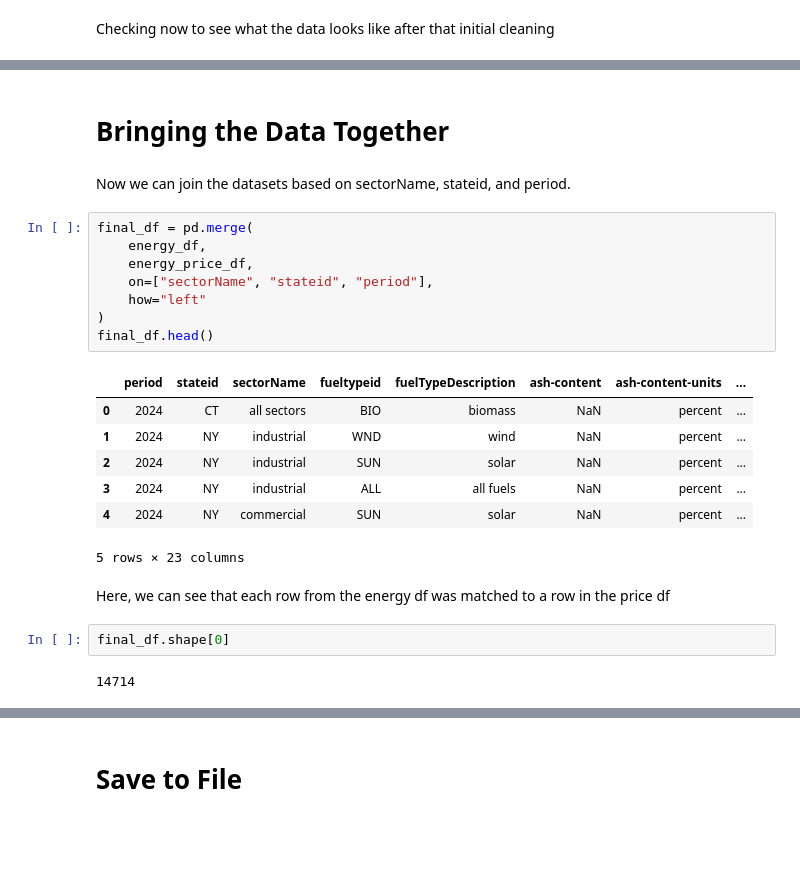
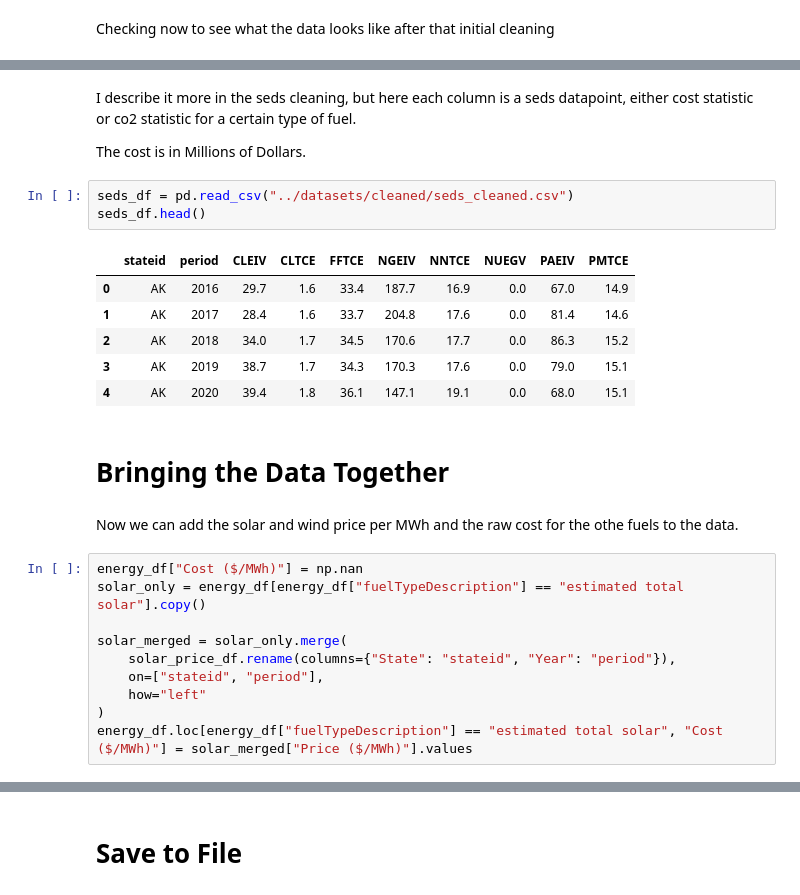
Before and after one commit to TKSteppat/CSCI385-Energy, a Jupyter notebook: data_exploration/data_explore.ipynb, the cells around one changed output, grey strips where cells are left out. Cells and saved outputs as stored; diff of their text form; blank space fills up the shorter version.

Commit message:
Finished cleaning for the most part. Need ot derive some variables still

```diff
--- a/data_exploration/data_explore.ipynb
+++ b/data_exploration/data_explore.ipynb
@@ -201,26 +185,28 @@ energy_price_df.head()
+# %% [markdown]
+I describe it more in the seds cleaning, but here each column is a seds datapoint, either cost statistic or co2 statistic for a certain type of fuel.
+
+The cost is in Millions of Dollars.
+# %%
+seds_df = pd.read_csv("../datasets/cleaned/seds_cleaned.csv")
+seds_df.head()
+# %% [output]
+|  | stateid | period | CLEIV | CLTCE | FFTCE | NGEIV | NNTCE | NUEGV | PAEIV | PMTCE |
+| 0 | AK | 2016 | 29.7 | 1.6 | 33.4 | 187.7 | 16.9 | 0.0 | 67.0 | 14.9 |
+| 1 | AK | 2017 | 28.4 | 1.6 | 33.7 | 204.8 | 17.6 | 0.0 | 81.4 | 14.6 |
+| 2 | AK | 2018 | 34.0 | 1.7 | 34.5 | 170.6 | 17.7 | 0.0 | 86.3 | 15.2 |
+| 3 | AK | 2019 | 38.7 | 1.7 | 34.3 | 170.3 | 17.6 | 0.0 | 79.0 | 15.1 |
+| 4 | AK | 2020 | 39.4 | 1.8 | 36.1 | 147.1 | 19.1 | 0.0 | 68.0 | 15.1 |
 # %% [markdown]
 # Bringing the Data Together
 # %% [markdown]
-Now we can join the datasets based on sectorName, stateid, and period.
+Now we can add the solar and wind price per MWh and the raw cost for the othe fuels to the data.
 # %%
-final_df = pd.merge(
-    energy_df,
-    energy_price_df,
-    on=["sectorName", "stateid", "period"],
+energy_df["Cost ($/MWh)"] = np.nan
+solar_only = energy_df[energy_df["fuelTypeDescription"] == "estimated total solar"].copy()
+
+solar_merged = solar_only.merge(
+    solar_price_df.rename(columns={"State": "stateid", "Year": "period"}),
+    on=["stateid", "period"],
     how="left"
 )
-final_df.head()
+energy_df.loc[energy_df["fuelTypeDescription"] == "estimated total solar", "Cost ($/MWh)"] = solar_merged["Price ($/MWh)"].values
-# %% [output]
-|  | period | stateid | sectorName | fueltypeid | fuelTypeDescription | ash-content | ash-content-units | ... |
-| 0 | 2024 | CT | all sectors | BIO | biomass | NaN | percent | ... |
-| 1 | 2024 | NY | industrial | WND | wind | NaN | percent | ... |
-| 2 | 2024 | NY | industrial | SUN | solar | NaN | percent | ... |
-| 3 | 2024 | NY | industrial | ALL | all fuels | NaN | percent | ... |
-| 4 | 2024 | NY | commercial | SUN | solar | NaN | percent | ... |
-5 rows × 23 columns
-# %% [markdown]
-Here, we can see that each row from the energy df was matched to a row in the price df
-# %%
-final_df.shape[0]
-# %% [output]
-14714
```
Also changed, not shown: parts of 49 cells of this notebook, 3 other files.
